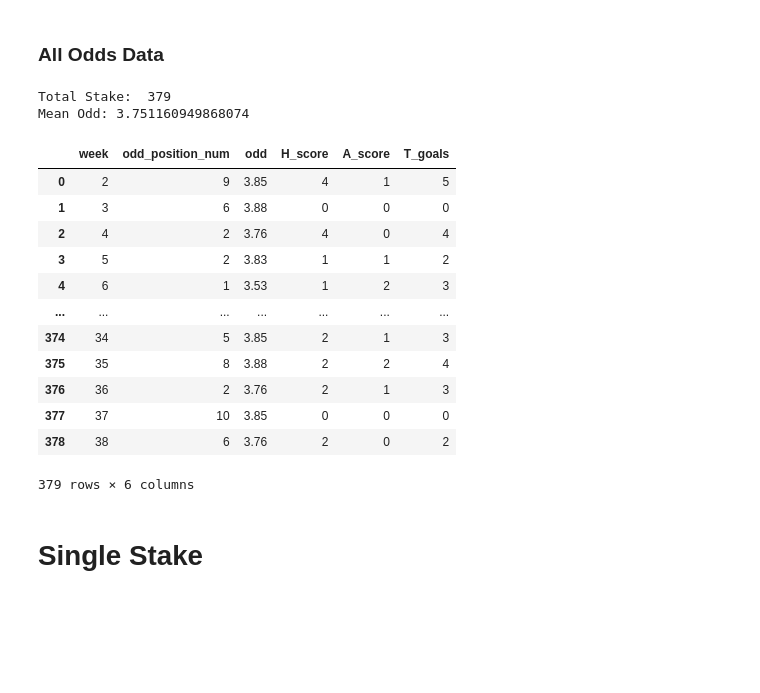
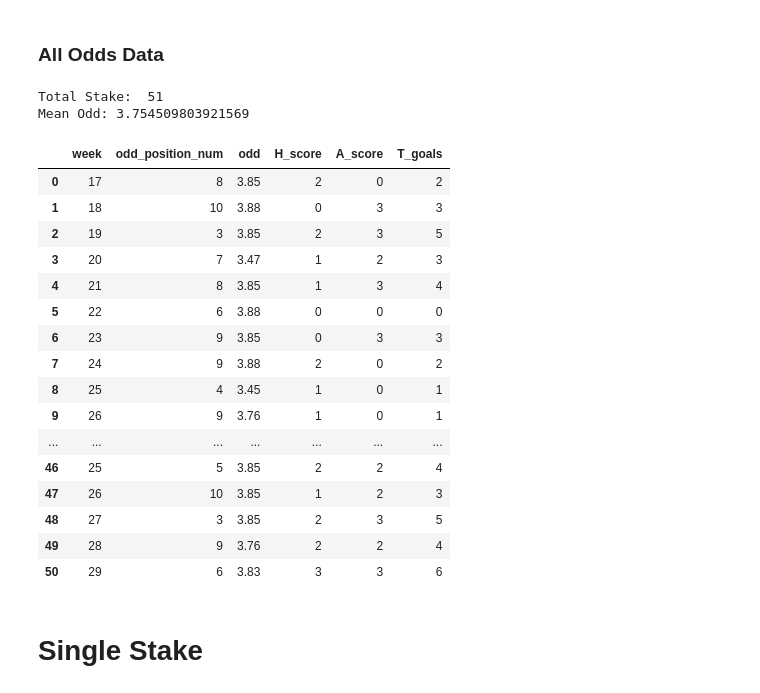
Before and after one commit to CJay-Cipher/virtual_football_league_predictor, a Jupyter notebook: strategy_analyzer.ipynb, the cells around one changed output. Cells and saved outputs as stored; diff of their text form; code cells hidden in the pictures; blank space fills up the shorter version.

```diff
--- a/strategy_analyzer.ipynb
+++ b/strategy_analyzer.ipynb
@@ -16,49 +20,53 @@
 # %%
 import pandas as pd
 import numpy as np
 
 # data 5 is baddest and 9 is largest
 
-df = pd.read_csv("odds_datas/test_9_odds_data.csv") # odds_data
+df = pd.read_csv("odds_datas/test_6_odds_data.csv") # odds_data
 
 check_list = []
 odd_list = []
 for _, row in df.iterrows():
     check_list.append((row["week"], len(check_list)+1, row["over_3"], row["H_score"], row["A_score"]))
     if len(check_list) == 10:
         # print(check_list)
         sorted_odds = sorted(check_list, key=lambda x: x[2], reverse=True)
         all_odds = [x[2] for x in sorted_odds]
         for odd in sorted_odds:
             if all_odds.count(odd[2]) == 1:
                 odd_list.append(odd)
                 break
         check_list = []
 
-# new_df = pd.DataFrame(odd_list, columns=["week", "odd_position_num", "odd", "H_score", "A_score"])
-new_df = pd.read_csv("auto_trade.csv")
+new_df = pd.DataFrame(odd_list, columns=["week", "odd_position_num", "odd", "H_score", "A_score"])
+# new_df = pd.read_csv("auto_trade_records/rec_2.csv")
 
 print("Total Stake: ", len(new_df))
 
 print("Mean Odd:", np.mean(new_df["odd"]))
 new_df["T_goals"] = new_df["H_score"] + new_df["A_score"]
 new_df
 # %% [output]
-Total Stake:  379
-Mean Odd: 3.751160949868074
+Total Stake:  51
+Mean Odd: 3.754509803921569
 |  | week | odd_position_num | odd | H_score | A_score | T_goals |
-| 0 | 2 | 9 | 3.85 | 4 | 1 | 5 |
-| 1 | 3 | 6 | 3.88 | 0 | 0 | 0 |
-| 2 | 4 | 2 | 3.76 | 4 | 0 | 4 |
-| 3 | 5 | 2 | 3.83 | 1 | 1 | 2 |
-| 4 | 6 | 1 | 3.53 | 1 | 2 | 3 |
+| 0 | 17 | 8 | 3.85 | 2 | 0 | 2 |
+| 1 | 18 | 10 | 3.88 | 0 | 3 | 3 |
+| 2 | 19 | 3 | 3.85 | 2 | 3 | 5 |
+| 3 | 20 | 7 | 3.47 | 1 | 2 | 3 |
+| 4 | 21 | 8 | 3.85 | 1 | 3 | 4 |
+| 5 | 22 | 6 | 3.88 | 0 | 0 | 0 |
+| 6 | 23 | 9 | 3.85 | 0 | 3 | 3 |
+| 7 | 24 | 9 | 3.88 | 2 | 0 | 2 |
+| 8 | 25 | 4 | 3.45 | 1 | 0 | 1 |
+| 9 | 26 | 9 | 3.76 | 1 | 0 | 1 |
 | ... | ... | ... | ... | ... | ... | ... |
-| 374 | 34 | 5 | 3.85 | 2 | 1 | 3 |
-| 375 | 35 | 8 | 3.88 | 2 | 2 | 4 |
-| 376 | 36 | 2 | 3.76 | 2 | 1 | 3 |
-| 377 | 37 | 10 | 3.85 | 0 | 0 | 0 |
-| 378 | 38 | 6 | 3.76 | 2 | 0 | 2 |
+| 46 | 25 | 5 | 3.85 | 2 | 2 | 4 |
+| 47 | 26 | 10 | 3.85 | 1 | 2 | 3 |
+| 48 | 27 | 3 | 3.85 | 2 | 3 | 5 |
+| 49 | 28 | 9 | 3.76 | 2 | 2 | 4 |
+| 50 | 29 | 6 | 3.83 | 3 | 3 | 6 |
-379 rows × 6 columns
 # %% [markdown]
 # Single Stake
 # %%
```
Also changed, not shown: parts of 8 cells of this notebook, 2 other files.
